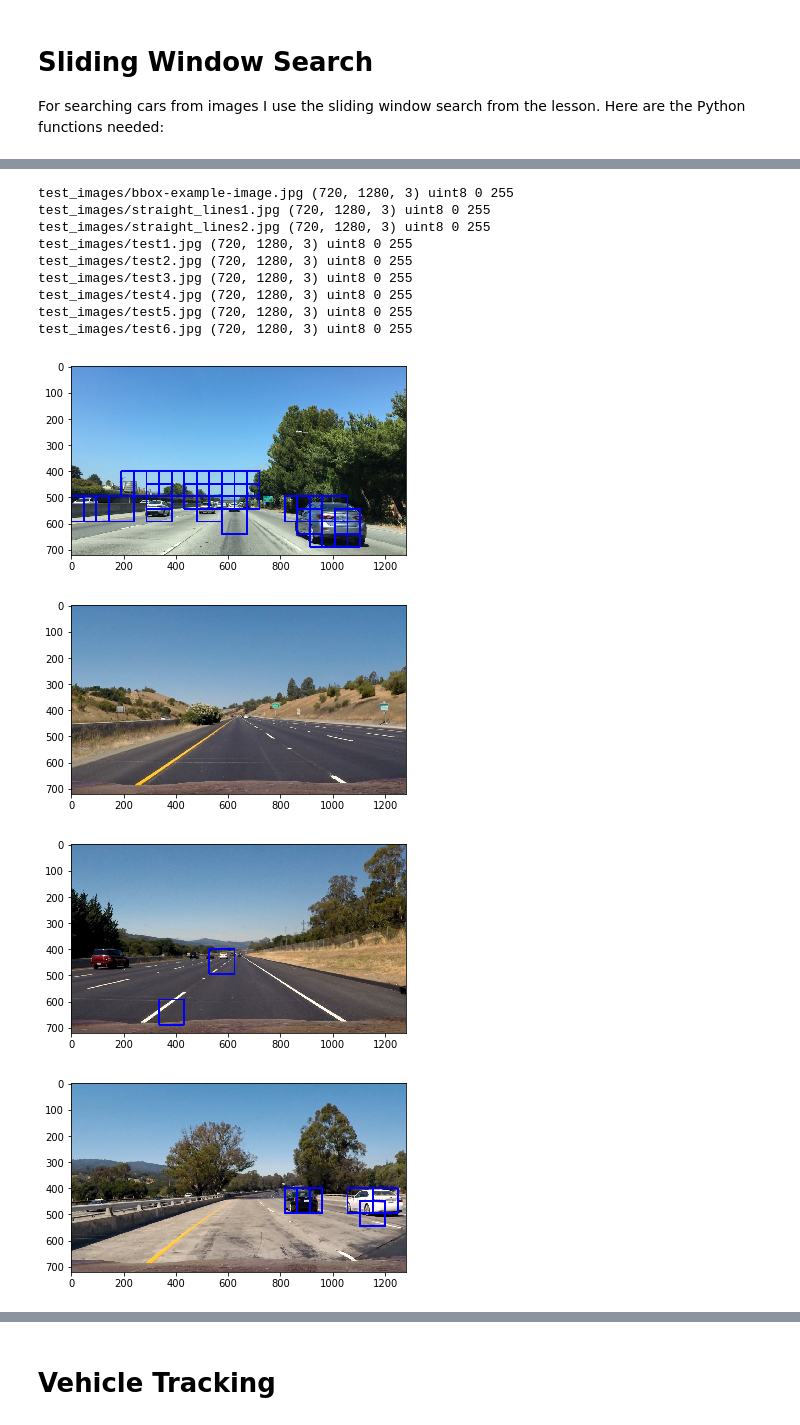
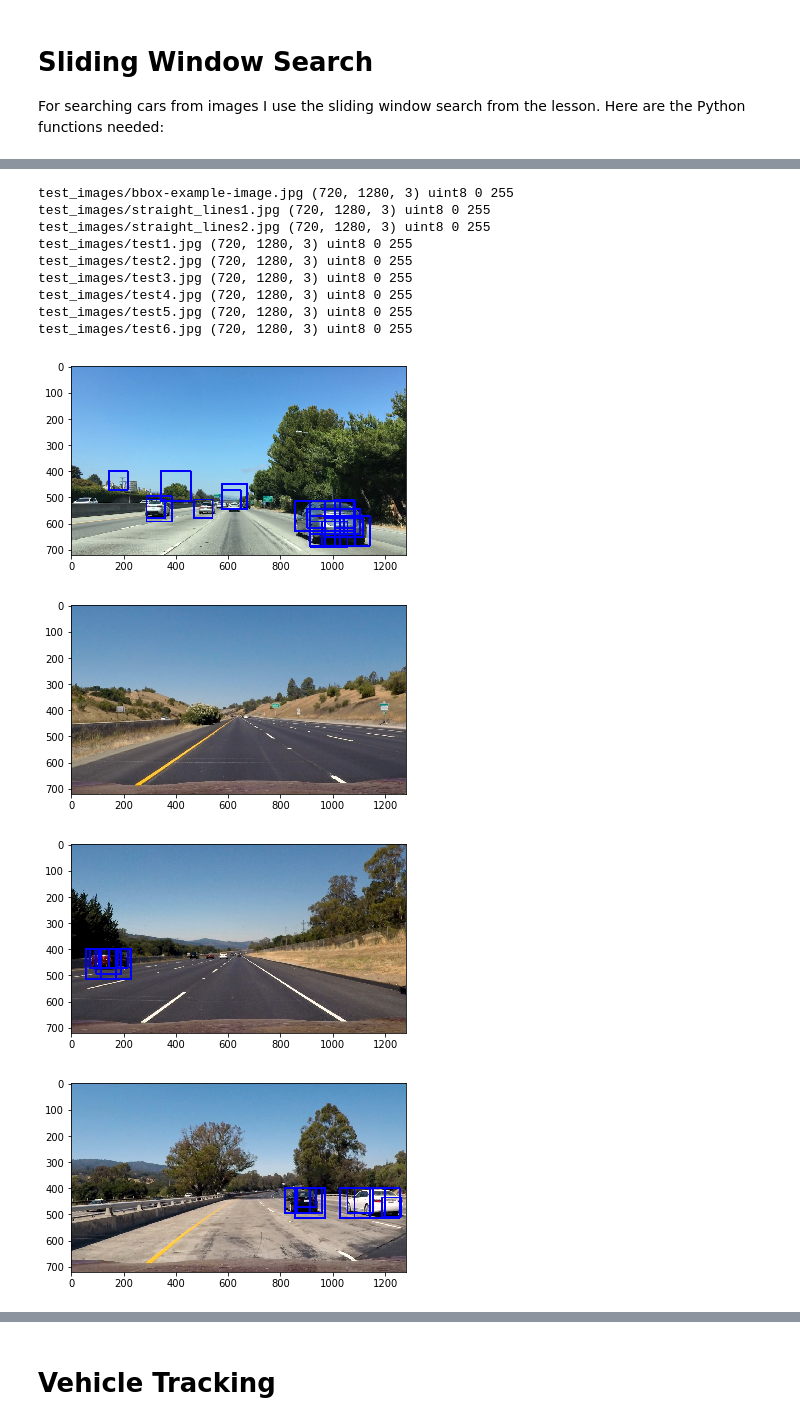
Before and after one commit to mqvist/CarND-Vehicle-Detection-and-Tracking, a Jupyter notebook: writeup.ipynb, the cells around one changed output, grey strips where cells are left out. Cells and saved outputs as stored; diff of their text form; code cells hidden in the pictures.

```diff
--- a/writeup.ipynb
+++ b/writeup.ipynb
@@ -161,10 +161,10 @@ Now I am ready to do the actual feature extraction for the training data.
 # %%
 ### TODO: Tweak these parameters and see how the results change.
-color_space = 'RGB' # Can be RGB, HSV, LUV, HLS, YUV, YCrCb
+color_space = 'YUV' # Can be RGB, HSV, LUV, HLS, YUV, YCrCb
 orient = 9  # HOG orientations
 pix_per_cell = 8 # HOG pixels per cell
 cell_per_block = 2 # HOG cells per block
-hog_channel = 0 # Can be 0, 1, 2, or "ALL"
+hog_channel = 'ALL' # Can be 0, 1, 2, or "ALL"
 spatial_size = (16, 16) # Spatial binning dimensions
 hist_bins = 16    # Number of histogram bins
 spatial_feat = True # Spatial features on or off
@@ -357,35 +359,39 @@ Now I can actually do some testing of the vehicle detection with some images. I'
 
 def search_cars(image):
     windows = slide_window(image, x_start_stop=[None, None], y_start_stop=y_start_stop,
                            xy_window=(96, 96), xy_overlap=(0.5, 0.5))
+    windows += slide_window(image, x_start_stop=[None, None], y_start_stop=y_start_stop,
+                            xy_window=(72, 72), xy_overlap=(0.5, 0.5))
+    windows += slide_window(image, x_start_stop=[None, None], y_start_stop=y_start_stop,
+                            xy_window=(115, 115), xy_overlap=(0.5, 0.5))
 
     return search_windows(image, windows, svc, X_scaler, color_space=color_space,
                           spatial_size=spatial_size, hist_bins=hist_bins,
                           orient=orient, pix_per_cell=pix_per_cell,
                           cell_per_block=cell_per_block,
                           hog_channel=hog_channel, spatial_feat=spatial_feat,
                           hist_feat=hist_feat, hog_feat=hog_feat)
 
 for image_path in glob.glob('test_images/*.jpg'):
     image = read_image(image_path)
     print(image_path, image.shape, image.dtype, image.min(), image.max())
     draw_image = np.copy(image)
     hot_windows = search_cars(image)
     window_img = draw_boxes(draw_image, hot_windows, color=(0, 0, 255), thick=6)
     plt.figure()
     plt.imshow(window_img)
 # %% [output]
 test_images/bbox-example-image.jpg (720, 1280, 3) uint8 0 255
 test_images/straight_lines1.jpg (720, 1280, 3) uint8 0 255
 test_images/straight_lines2.jpg (720, 1280, 3) uint8 0 255
 test_images/test1.jpg (720, 1280, 3) uint8 0 255
 test_images/test2.jpg (720, 1280, 3) uint8 0 255
 test_images/test3.jpg (720, 1280, 3) uint8 0 255
 test_images/test4.jpg (720, 1280, 3) uint8 0 255
 test_images/test5.jpg (720, 1280, 3) uint8 0 255
 test_images/test6.jpg (720, 1280, 3) uint8 0 255
-[figure, old version]
+[figure, new version]
 [figure]
-[figure, old version]
+[figure, new version]
-[figure, old version]
+[figure, new version]
 [figure]
```
Also changed, not shown: parts of 21 cells of this notebook, 5 other files.
